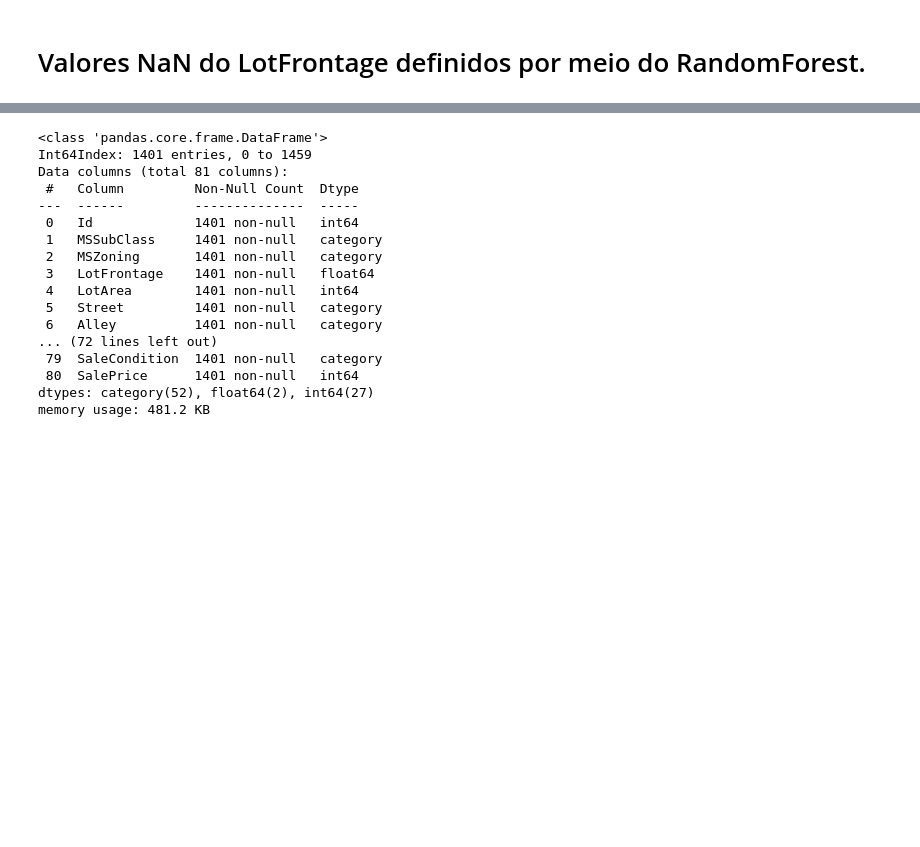
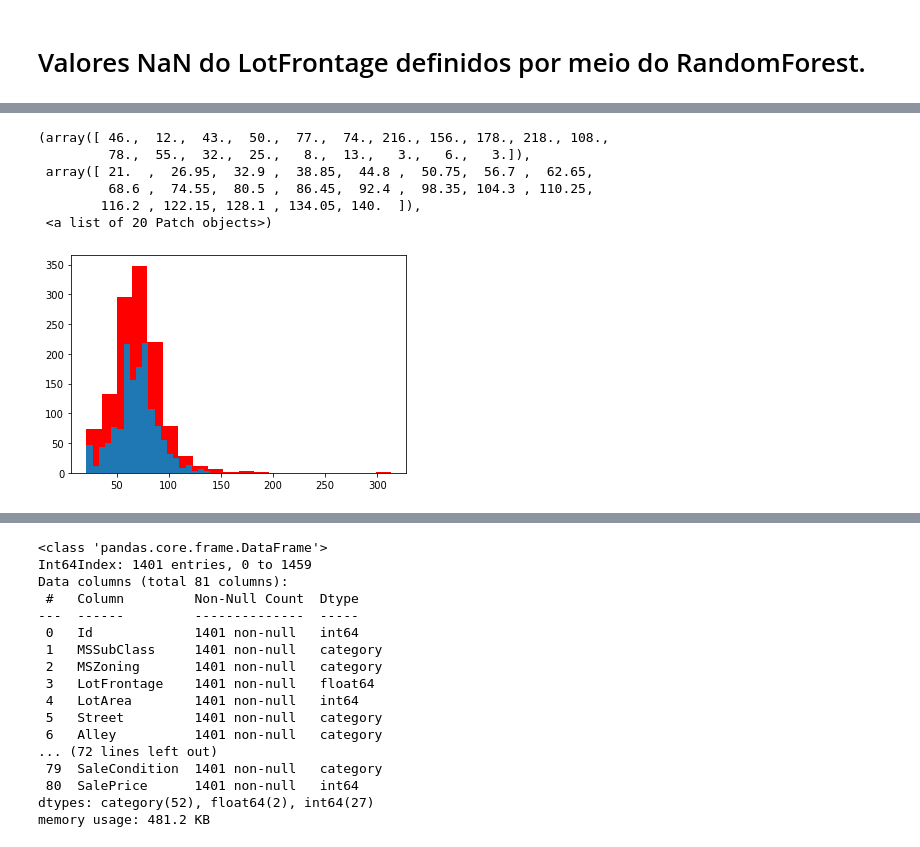
Before and after one commit to SofiaMarchesi/House-Prices_k, a Jupyter notebook: House_Prices_data_analysis.ipynb, the cells around one changed output, grey strips where cells are left out. Drawn from its saved outputs; the diff is of its cells as text; code cells hidden in the pictures; blank space fills up the shorter version.

```diff
--- a/House_Prices_data_analysis.ipynb
+++ b/House_Prices_data_analysis.ipynb
@@ -1422,6 +1417,6 @@ train_notnan.head()
 # %%
 lot_predict = pd.DataFrame({'Id':train_nan.index,'LotFrontage':y_pred_lot})
 lot_predict = lot_predict.set_index('Id')
-lot_predict_ = lot_predict.round(1)
+lot_predict_ = lot_predict.round()
 # %% [markdown]
 # Valores NaN do LotFrontage definidos por meio do RandomForest.
@@ -1447,2 +1423,13 @@ lot_predict_ = lot_predict.round(1)
 # %%
 drop4 = drop3.fillna(lot_predict_)
+# %%
+plt.hist(train3.LotFrontage, bins=20, color='R')
+plt.hist(drop4.LotFrontage, bins=20)
+# %% [output]
+(array([ 46.,  12.,  43.,  50.,  77.,  74., 216., 156., 178., 218., 108.,
+         78.,  55.,  32.,  25.,   8.,  13.,   3.,   6.,   3.]),
+ array([ 21.  ,  26.95,  32.9 ,  38.85,  44.8 ,  50.75,  56.7 ,  62.65,
+         68.6 ,  74.55,  80.5 ,  86.45,  92.4 ,  98.35, 104.3 , 110.25,
+        116.2 , 122.15, 128.1 , 134.05, 140.  ]),
+ <a list of 20 Patch objects>)
+[figure, added]
```
Also changed, not shown: parts of 6 cells of this notebook.
